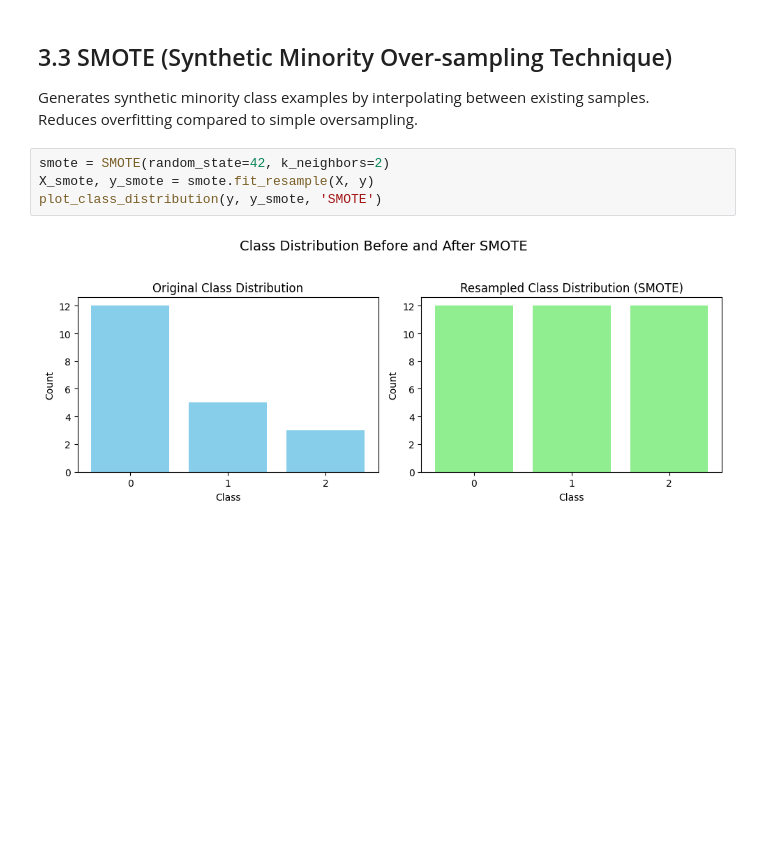
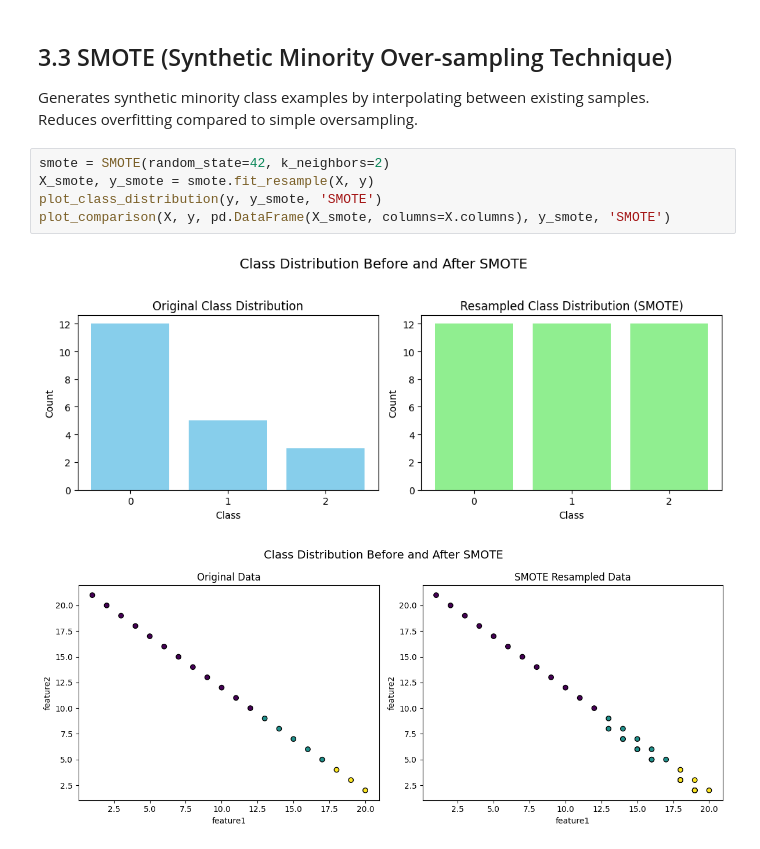
Before and after one commit to yk-data-science/ml-foundations-notebook, a Jupyter notebook: 02_preprocessing/general_preprocessing/data_balancing.ipynb, the cells around one changed output. Drawn from its saved outputs; the diff is of its cells as text; blank space fills up the shorter version.

```diff
--- a/02_preprocessing/general_preprocessing/data_balancing.ipynb
+++ b/02_preprocessing/general_preprocessing/data_balancing.ipynb
@@ -76,7 +101,9 @@ Reduces overfitting compared to simple oversampling.
 # %%
 smote = SMOTE(random_state=42, k_neighbors=2)
 X_smote, y_smote = smote.fit_resample(X, y)
 plot_class_distribution(y, y_smote, 'SMOTE')
+plot_comparison(X, y, pd.DataFrame(X_smote, columns=X.columns), y_smote, 'SMOTE')
 # %% [output]
 [figure]
+[figure, added]
 # %% [markdown]
```
Also changed, not shown: parts of 6 cells of this notebook.
